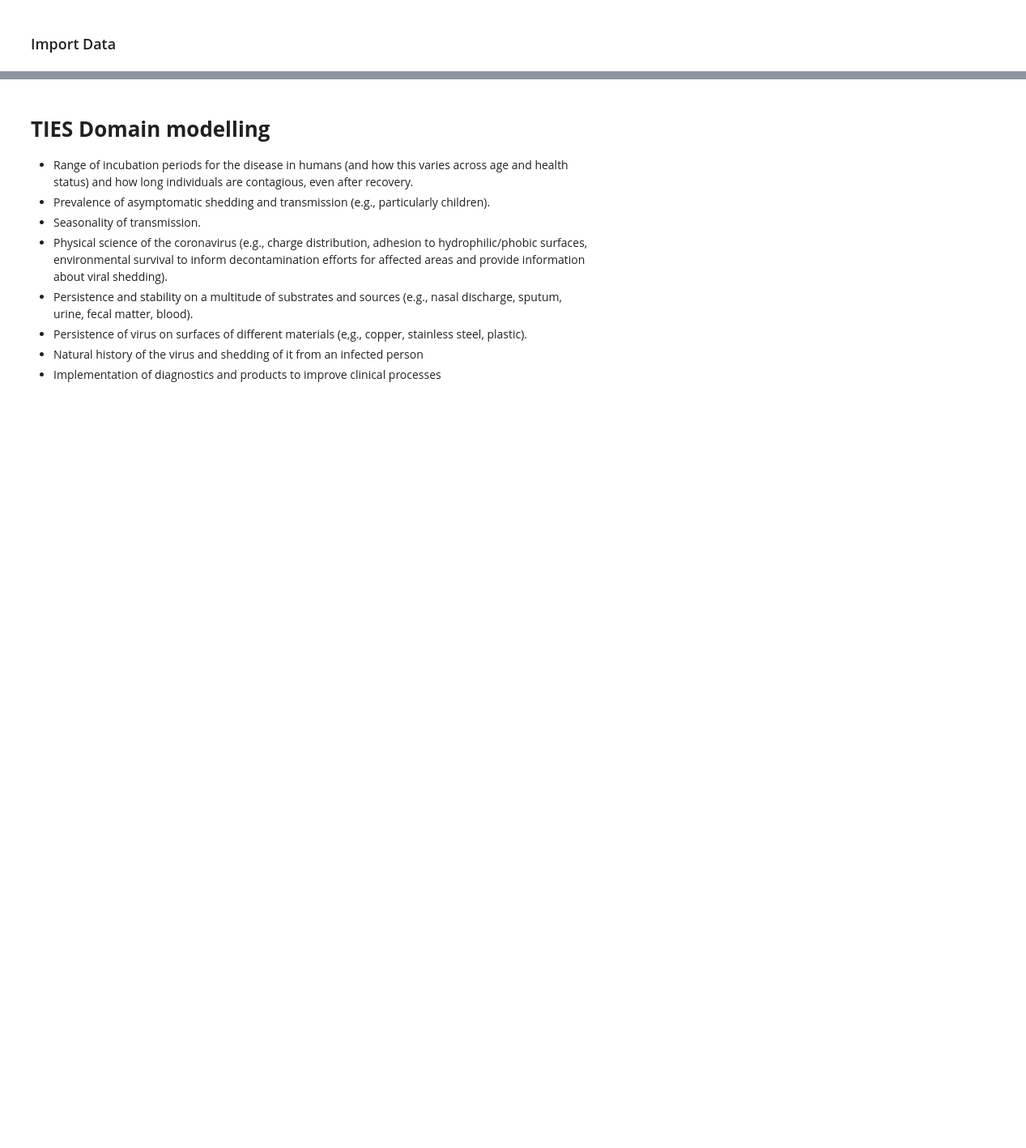
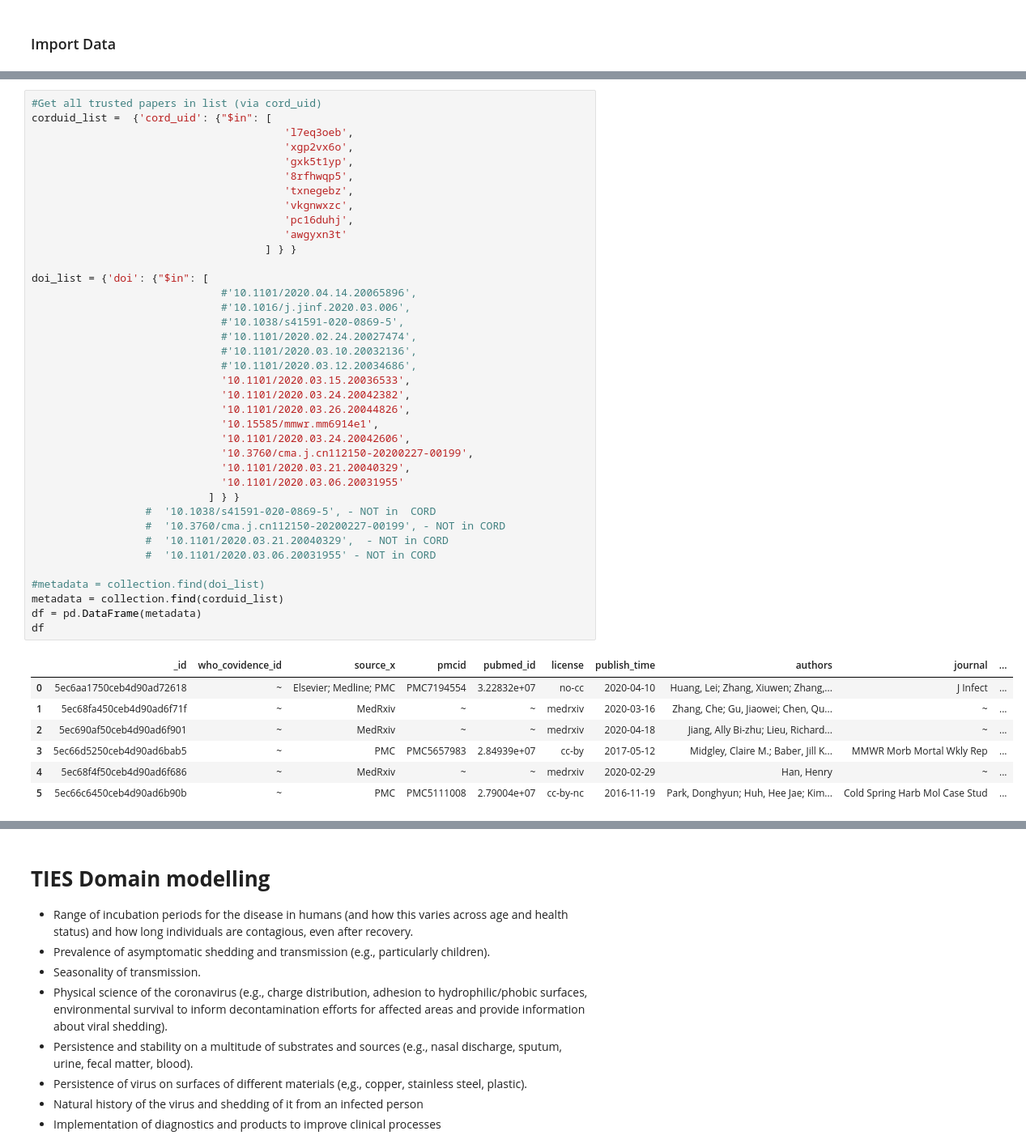
Before and after one commit to dmshlepakov/KG-TIES, a Jupyter notebook: Create_Knowledge_Graph.ipynb, the cells around one changed output, grey strips where cells are left out. Shown: that part at 81% size. Drawn from its saved outputs; the diff is of its cells as text; blank space fills up the shorter version.

```diff
--- a/Create_Knowledge_Graph.ipynb
+++ b/Create_Knowledge_Graph.ipynb
@@ -184,0 +86,46 @@ sentences
+# %%
+#Get all trusted papers in list (via cord_uid)
+corduid_list =  {'cord_uid': {"$in": [
+                                        'l7eq3oeb',
+                                        'xgp2vx6o',
+                                        'gxk5t1yp',
+                                        '8rfhwqp5',
+                                        'txnegebz',
+                                        'vkgnwxzc',
+                                        'pc16duhj',
+                                        'awgyxn3t'
+                                     ] } }
+
+doi_list = {'doi': {"$in": [
+                              #'10.1101/2020.04.14.20065896',
+                              #'10.1016/j.jinf.2020.03.006',
+                              #'10.1038/s41591-020-0869-5',
+                              #'10.1101/2020.02.24.20027474',
+                              #'10.1101/2020.03.10.20032136',
+                              #'10.1101/2020.03.12.20034686',
+                              '10.1101/2020.03.15.20036533',
+                              '10.1101/2020.03.24.20042382',
+                              '10.1101/2020.03.26.20044826',
+                              '10.15585/mmwr.mm6914e1',
+                              '10.1101/2020.03.24.20042606',
+                              '10.3760/cma.j.cn112150-20200227-00199',
+                              '10.1101/2020.03.21.20040329',
+                              '10.1101/2020.03.06.20031955'
+                            ] } }
+                  #  '10.1038/s41591-020-0869-5', - NOT in  CORD
+                  #  '10.3760/cma.j.cn112150-20200227-00199', - NOT in CORD
+                  #  '10.1101/2020.03.21.20040329',  - NOT in CORD
+                  #  '10.1101/2020.03.06.20031955' - NOT in CORD
+
+#metadata = collection.find(doi_list)
+metadata = collection.find(corduid_list)
+df = pd.DataFrame(metadata)
+df
+# %% [output]
+|  | _id | who_covidence_id | source_x | pmcid | pubmed_id | license | publish_time | authors | journal | ... |
+| 0 | 5ec6aa1750ceb4d90ad72618 | ~ | Elsevier; Medline; PMC | PMC7194554 | 3.22832e+07 | no-cc | 2020-04-10 | Huang, Lei; Zhang, Xiuwen; Zhang,... | J Infect | ... |
+| 1 | 5ec68fa450ceb4d90ad6f71f | ~ | MedRxiv | ~ | ~ | medrxiv | 2020-03-16 | Zhang, Che; Gu, Jiaowei; Chen, Qu... | ~ | ... |
+| 2 | 5ec690af50ceb4d90ad6f901 | ~ | MedRxiv | ~ | ~ | medrxiv | 2020-04-18 | Jiang, Ally Bi-zhu; Lieu, Richard... | ~ | ... |
+| 3 | 5ec66d5250ceb4d90ad6bab5 | ~ | PMC | PMC5657983 | 2.84939e+07 | cc-by | 2017-05-12 | Midgley, Claire M.; Baber, Jill K... | MMWR Morb Mortal Wkly Rep | ... |
+| 4 | 5ec68f4f50ceb4d90ad6f686 | ~ | MedRxiv | ~ | ~ | medrxiv | 2020-02-29 | Han, Henry | ~ | ... |
+| 5 | 5ec66c6450ceb4d90ad6b90b | ~ | PMC | PMC5111008 | 2.79004e+07 | cc-by-nc | 2016-11-19 | Park, Donghyun; Huh, Hee Jae; Kim... | Cold Spring Harb Mol Case Stud | ... |
```
Also changed, not shown: parts of 31 cells of this notebook.
